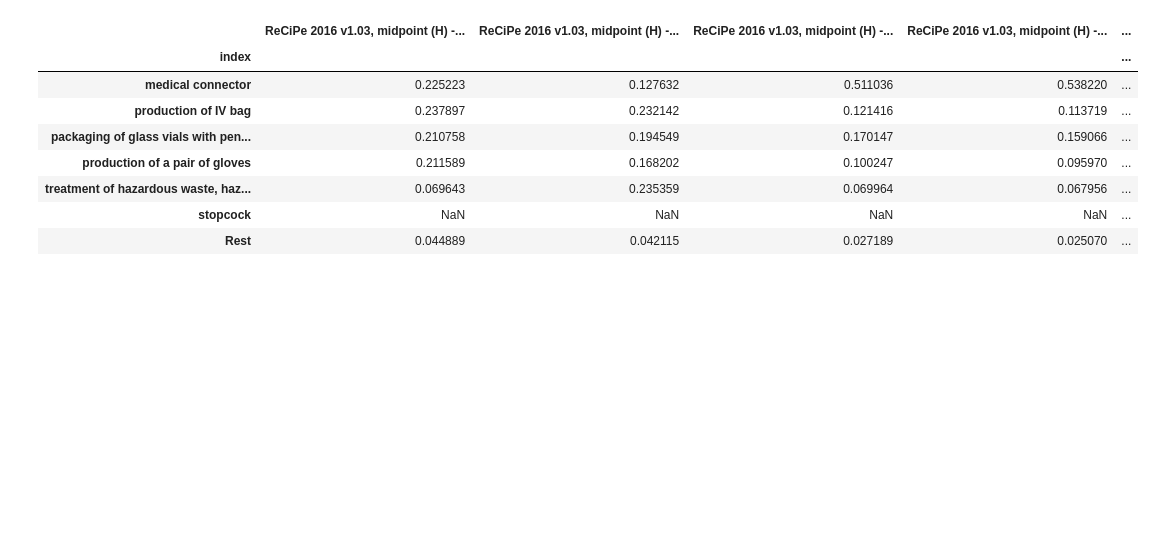
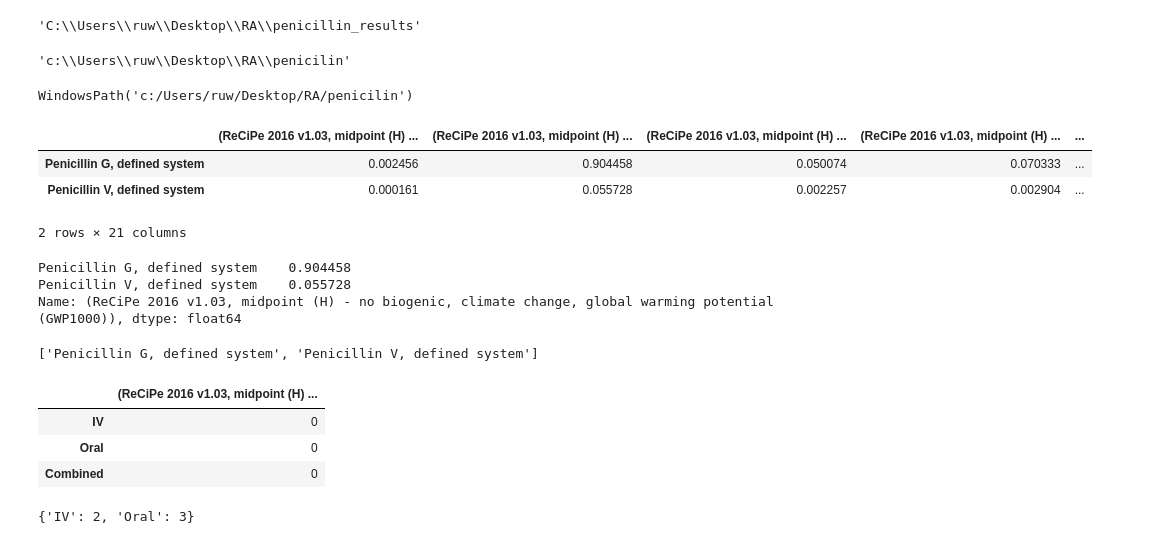
Before and after one commit to RuneWF/penicilin, a Jupyter notebook: Jupyter scripts/playbox.ipynb, the cells around one changed output. Cells and saved outputs as stored; diff of their text form; code cells hidden in the pictures; blank space fills up the shorter version.

```diff
--- a/Jupyter scripts/playbox.ipynb
+++ b/Jupyter scripts/playbox.ipynb
@@ -22,7 +21,6 @@ matching_database = "ev391cutoff"
 rl.reload_lib(m)
 # %%
 rl.reload_lib(m)
-init = m.main(path, matching_database)
+init = m.main()
 db = init.db
-
-# init.import_databases(reload=True,sensitivty=True)
+# init.import_databases(reload=True)
@@ -91,14 +27,61 @@ nf_df
+# %%
+init.results_path
+# %% [output]
+'C:\\Users\\ruw\\Desktop\\RA\\penicillin_results'
+# %%
+init.path_github
+# %% [output]
+'c:\\Users\\ruw\\Desktop\\RA\\penicilin'
+# %%
+Path(init.path_github)
+# %% [output]
+WindowsPath('c:/Users/ruw/Desktop/RA/penicilin')
 # %%
-path = r"C:\Users\ruw\Desktop\RA\penicillin results\LCIA\contribution_SI.xlsx"
-df_contr = pd.read_excel(io=path, index_col=0)
-df_contr
+path = r"c:\Users\ruw\Desktop\RA\penicillin results\LCIA\LCIA_results.xlsx"
+df = init.import_LCIA_results(path, init.lcia_impact_method())
+df
 # %% [output]
-|  | ReCiPe 2016 v1.03, midpoint (H) -... | ReCiPe 2016 v1.03, midpoint (H) -... | ReCiPe 2016 v1.03, midpoint (H) -... | ReCiPe 2016 v1.03, midpoint (H) -... | ... |
-| index |  |  |  |  | ... |
-| medical connector | 0.225223 | 0.127632 | 0.511036 | 0.538220 | ... |
-| production of IV bag | 0.237897 | 0.232142 | 0.121416 | 0.113719 | ... |
-| packaging of glass vials with pen... | 0.210758 | 0.194549 | 0.170147 | 0.159066 | ... |
-| production of a pair of gloves | 0.211589 | 0.168202 | 0.100247 | 0.095970 | ... |
-| treatment of hazardous waste, haz... | 0.069643 | 0.235359 | 0.069964 | 0.067956 | ... |
-| stopcock | NaN | NaN | NaN | NaN | ... |
-| Rest | 0.044889 | 0.042115 | 0.027189 | 0.025070 | ... |
+|  | (ReCiPe 2016 v1.03, midpoint (H) ... | (ReCiPe 2016 v1.03, midpoint (H) ... | (ReCiPe 2016 v1.03, midpoint (H) ... | (ReCiPe 2016 v1.03, midpoint (H) ... | ... |
+| Penicillin G, defined system | 0.002456 | 0.904458 | 0.050074 | 0.070333 | ... |
+| Penicillin V, defined system | 0.000161 | 0.055728 | 0.002257 | 0.002904 | ... |
+2 rows × 21 columns
+# %%
+ic_gwp = init.lcia_impact_method()[1]
+df_gwp = df[ic_gwp]
+df_gwp
+# %% [output]
+Penicillin G, defined system    0.904458
+Penicillin V, defined system    0.055728
+Name: (ReCiPe 2016 v1.03, midpoint (H) - no biogenic, climate change, global warming potential (GWP1000)), dtype: float64
+# %%
+idx_gwp = list(df_gwp.index)
+idx_gwp
+# %% [output]
+['Penicillin G, defined system', 'Penicillin V, defined system']
+# %%
+idx_lst = [
+    "IV",
+    "Oral",
+    "Combined"
+]
+
+df_pneumonia = pd.DataFrame(0, index=idx_lst, columns=[ic_gwp], dtype=object)
+df_pneumonia
+# %% [output]
+|  | (ReCiPe 2016 v1.03, midpoint (H) ... |
+| IV | 0 |
+| Oral | 0 |
+| Combined | 0 |
+# %%
+days = 5
+daily_adminstrations = 4
+adminstrations = days * daily_adminstrations
+
+days_com_dct = {
+    idx_lst[0] : 2,
+    idx_lst[1] : 3
+}
+
+days_com_dct
+# %% [output]
+{'IV': 2, 'Oral': 3}
```
Also changed, not shown: parts of 16 cells of this notebook, 17 other files.
